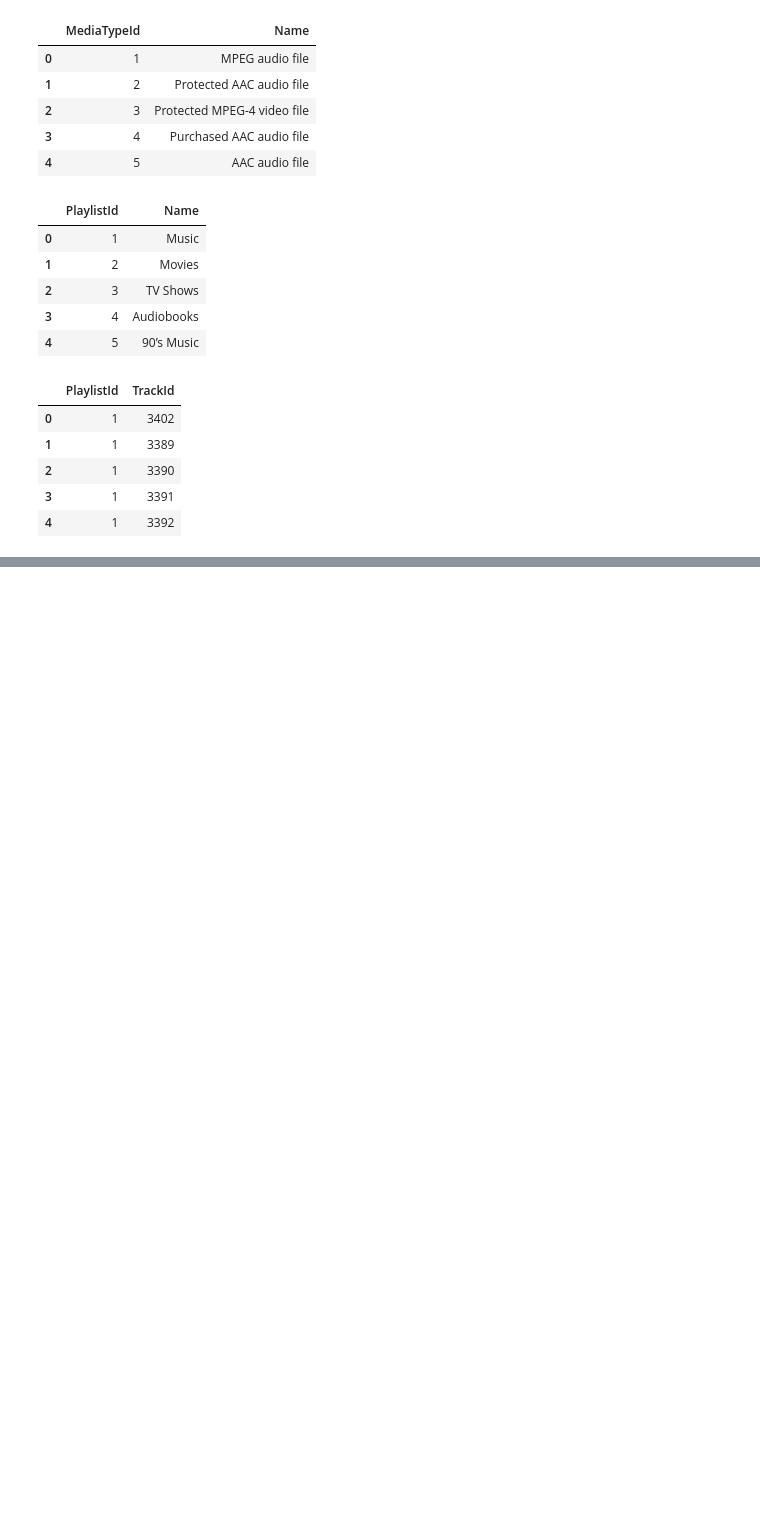
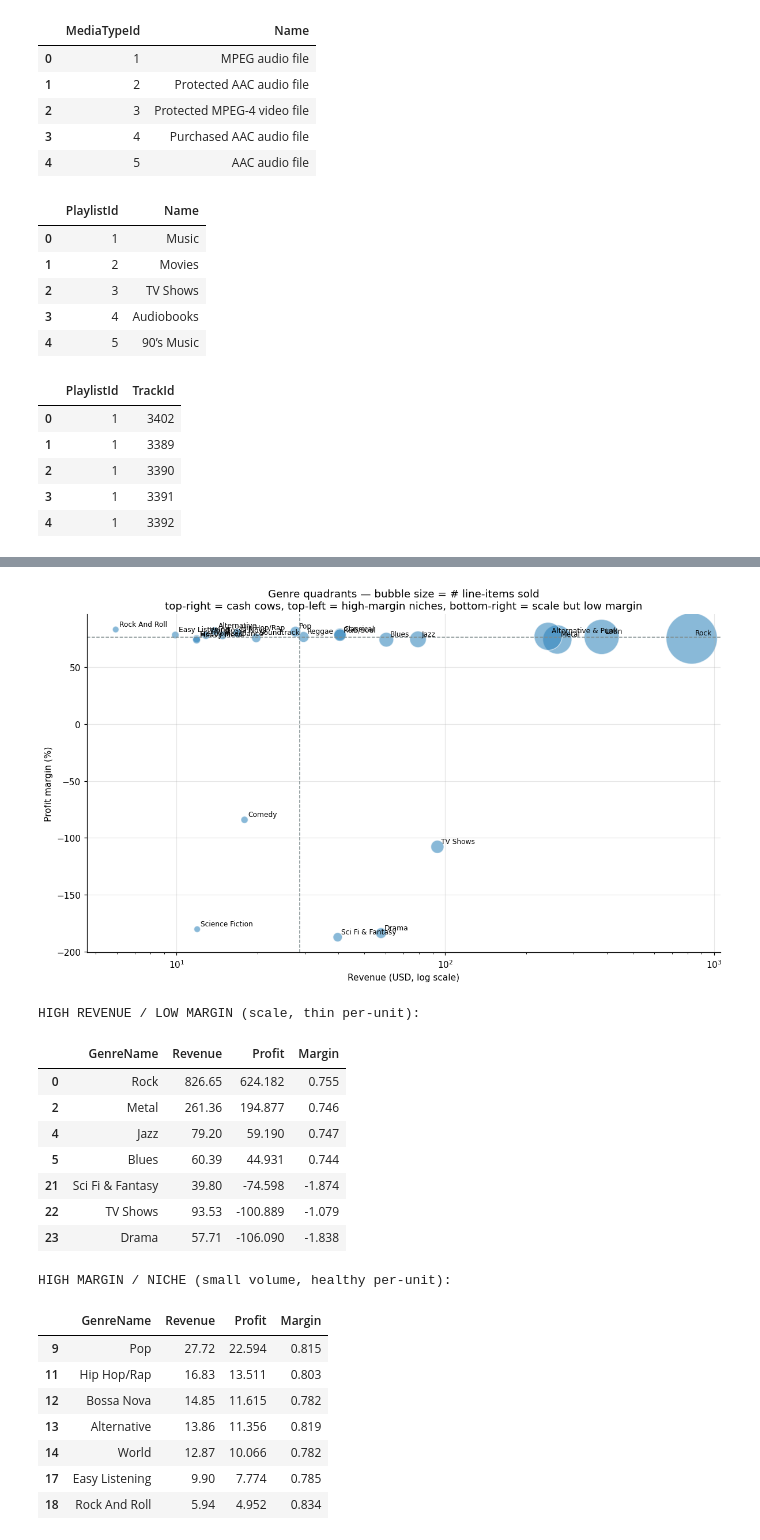
Before and after one commit to khushibhat1999/cost_analysis_project, a Jupyter notebook: chinook_db_tables.ipynb, the cells around one changed output, grey strips where cells are left out. Drawn from its saved outputs; the diff is of its cells as text; code cells hidden in the pictures; blank space fills up the shorter version.

```diff
--- a/chinook_db_tables.ipynb
+++ b/chinook_db_tables.ipynb
@@ -162,0 +587,67 @@ tracks.head()
+# %%
+rev_med = genre_summary["Revenue"].median()
+mgn_med = genre_summary["Margin"].median()
+
+fig, ax = plt.subplots(figsize=(11, 6.5))
+ax.scatter(
+    genre_summary["Revenue"],
+    genre_summary["Margin"] * 100,
+    s=genre_summary["Lines"] * 4 + 30,
+    alpha=0.55,
+    color="#2980B9",
+    edgecolor="white",
+    linewidth=1,
+)
+ax.axvline(rev_med, ls="--", color="#7F8C8D", lw=1)
+ax.axhline(mgn_med * 100, ls="--", color="#7F8C8D", lw=1)
+ax.set_xscale("log")
+ax.set_xlabel("Revenue (USD, log scale)")
+ax.set_ylabel("Profit margin (%)")
+ax.set_title(
+    "Genre quadrants — bubble size = # line-items sold\n"
+    "top-right = cash cows, top-left = high-margin niches, bottom-right = scale but low margin"
+)
+
+for _, row in genre_summary.iterrows():
+    ax.annotate(
+        row["GenreName"],
+        (row["Revenue"], row["Margin"] * 100),
+        fontsize=8,
+        xytext=(4, 4),
+        textcoords="offset points",
+    )
+
+plt.tight_layout()
+plt.show()
+
+hi_rev_lo_margin = genre_summary.query("Revenue > @rev_med and Margin < @mgn_med")[
+    ["GenreName", "Revenue", "Profit", "Margin"]
+]
+hi_margin_niche = genre_summary.query("Revenue <= @rev_med and Margin > @mgn_med")[
+    ["GenreName", "Revenue", "Profit", "Margin"]
+]
+
+print("HIGH REVENUE / LOW MARGIN (scale, thin per-unit):")
+display(hi_rev_lo_margin.round(3))
+print("\nHIGH MARGIN / NICHE (small volume, healthy per-unit):")
+display(hi_margin_niche.round(3))
+# %% [output]
+[figure, added]
+HIGH REVENUE / LOW MARGIN (scale, thin per-unit):
+|  | GenreName | Revenue | Profit | Margin |
+| 0 | Rock | 826.65 | 624.182 | 0.755 |
+| 2 | Metal | 261.36 | 194.877 | 0.746 |
+| 4 | Jazz | 79.20 | 59.190 | 0.747 |
+| 5 | Blues | 60.39 | 44.931 | 0.744 |
+| 21 | Sci Fi & Fantasy | 39.80 | -74.598 | -1.874 |
+| 22 | TV Shows | 93.53 | -100.889 | -1.079 |
+| 23 | Drama | 57.71 | -106.090 | -1.838 |
+HIGH MARGIN / NICHE (small volume, healthy per-unit):
+|  | GenreName | Revenue | Profit | Margin |
+| 9 | Pop | 27.72 | 22.594 | 0.815 |
+| 11 | Hip Hop/Rap | 16.83 | 13.511 | 0.803 |
+| 12 | Bossa Nova | 14.85 | 11.615 | 0.782 |
+| 13 | Alternative | 13.86 | 11.356 | 0.819 |
+| 14 | World | 12.87 | 10.066 | 0.782 |
+| 17 | Easy Listening | 9.90 | 7.774 | 0.785 |
+| 18 | Rock And Roll | 5.94 | 4.952 | 0.834 |
```
Also changed, not shown: parts of 47 cells of this notebook, 1 other file.
